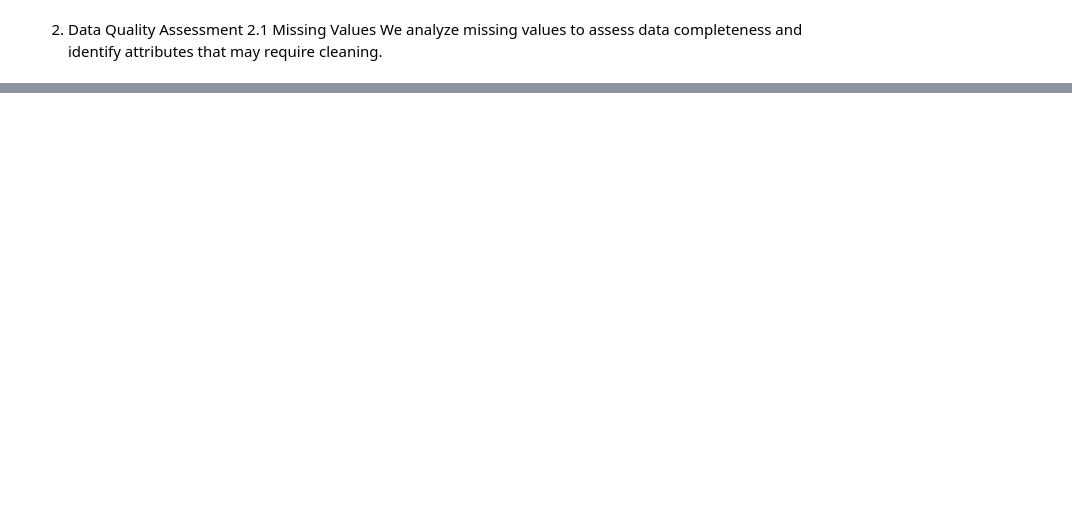
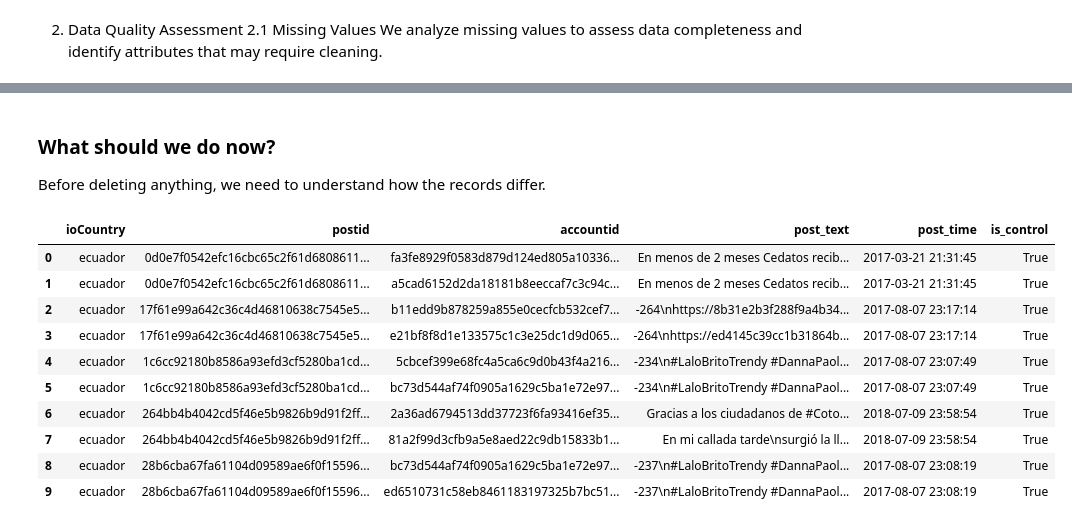
Before and after one commit to OsamaAawad/Data-Mining-Project-, a Jupyter notebook: notebooks/02-dataQualityAssessment.ipynb, the cells around one changed output, grey strips where cells are left out. Cells and saved outputs as stored; diff of their text form; code cells hidden in the pictures; blank space fills up the shorter version.

```diff
--- a/notebooks/02-dataQualityAssessment.ipynb
+++ b/notebooks/02-dataQualityAssessment.ipynb
@@ -19,0 +96,5 @@ missing_percentage.round(2)
+# %%
+# Find records sharing the same post ID in the cleaned dataset
+duplicate_posts = df_clean[
+    df_clean.duplicated(subset=["postid"], keep=False)
+]
@@ -19,0 +174,33 @@ missing_percentage.round(2)
+# %% [markdown]
+### What should we do now?
+Before deleting anything, we need to understand how the records differ.
+# %%
+# Select the first 5 conflicting country-post pairs
+example_pairs = account_conflicts.head(5).index
+
+# Retrieve the corresponding records
+examples = (
+    duplicate_posts
+    .set_index(["ioCountry", "postid"])
+    .loc[example_pairs, [
+        "accountid",
+        "post_text",
+        "post_time",
+        "is_control"
+    ]]
+    .reset_index()
+)
+
+display(examples)
+# %% [output]
+|  | ioCountry | postid | accountid | post_text | post_time | is_control |
+| 0 | ecuador | 0d0e7f0542efc16cbc65c2f61d6808611... | fa3fe8929f0583d879d124ed805a10336... | En menos de 2 meses Cedatos recib... | 2017-03-21 21:31:45 | True |
+| 1 | ecuador | 0d0e7f0542efc16cbc65c2f61d6808611... | a5cad6152d2da18181b8eeccaf7c3c94c... | En menos de 2 meses Cedatos recib... | 2017-03-21 21:31:45 | True |
+| 2 | ecuador | 17f61e99a642c36c4d46810638c7545e5... | b11edd9b878259a855e0cecfcb532cef7... | -264\nhttps://8b31e2b3f288f9a4b34... | 2017-08-07 23:17:14 | True |
+| 3 | ecuador | 17f61e99a642c36c4d46810638c7545e5... | e21bf8f8d1e133575c1c3e25dc1d9d065... | -264\nhttps://ed4145c39cc1b31864b... | 2017-08-07 23:17:14 | True |
+| 4 | ecuador | 1c6cc92180b8586a93efd3cf5280ba1cd... | 5cbcef399e68fc4a5ca6c9d0b43f4a216... | -234\n#LaloBritoTrendy #DannaPaol... | 2017-08-07 23:07:49 | True |
+| 5 | ecuador | 1c6cc92180b8586a93efd3cf5280ba1cd... | bc73d544af74f0905a1629c5ba1e72e97... | -234\n#LaloBritoTrendy #DannaPaol... | 2017-08-07 23:07:49 | True |
+| 6 | ecuador | 264bb4b4042cd5f46e5b9826b9d91f2ff... | 2a36ad6794513dd37723f6fa93416ef35... | Gracias a los ciudadanos de #Coto... | 2018-07-09 23:58:54 | True |
+| 7 | ecuador | 264bb4b4042cd5f46e5b9826b9d91f2ff... | 81a2f99d3cfb9a5e8aed22c9db15833b1... | En mi callada tarde\nsurgió la ll... | 2018-07-09 23:58:54 | True |
+| 8 | ecuador | 28b6cba67fa61104d09589ae6f0f15596... | bc73d544af74f0905a1629c5ba1e72e97... | -237\n#LaloBritoTrendy #DannaPaol... | 2017-08-07 23:08:19 | True |
+| 9 | ecuador | 28b6cba67fa61104d09589ae6f0f15596... | ed6510731c58eb8461183197325b7bc51... | -237\n#LaloBritoTrendy #DannaPaol... | 2017-08-07 23:08:19 | True |
```
Also changed, not shown: parts of 52 cells of this notebook, 1 other file.
